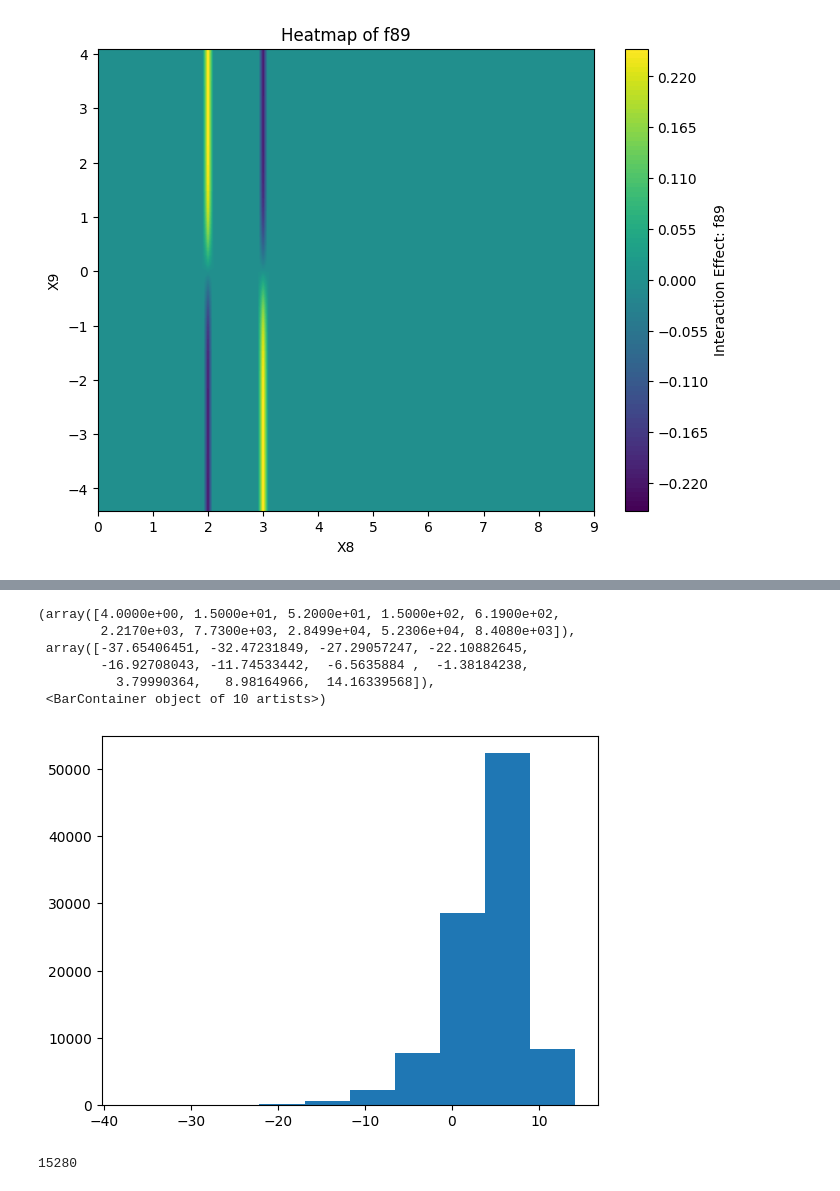
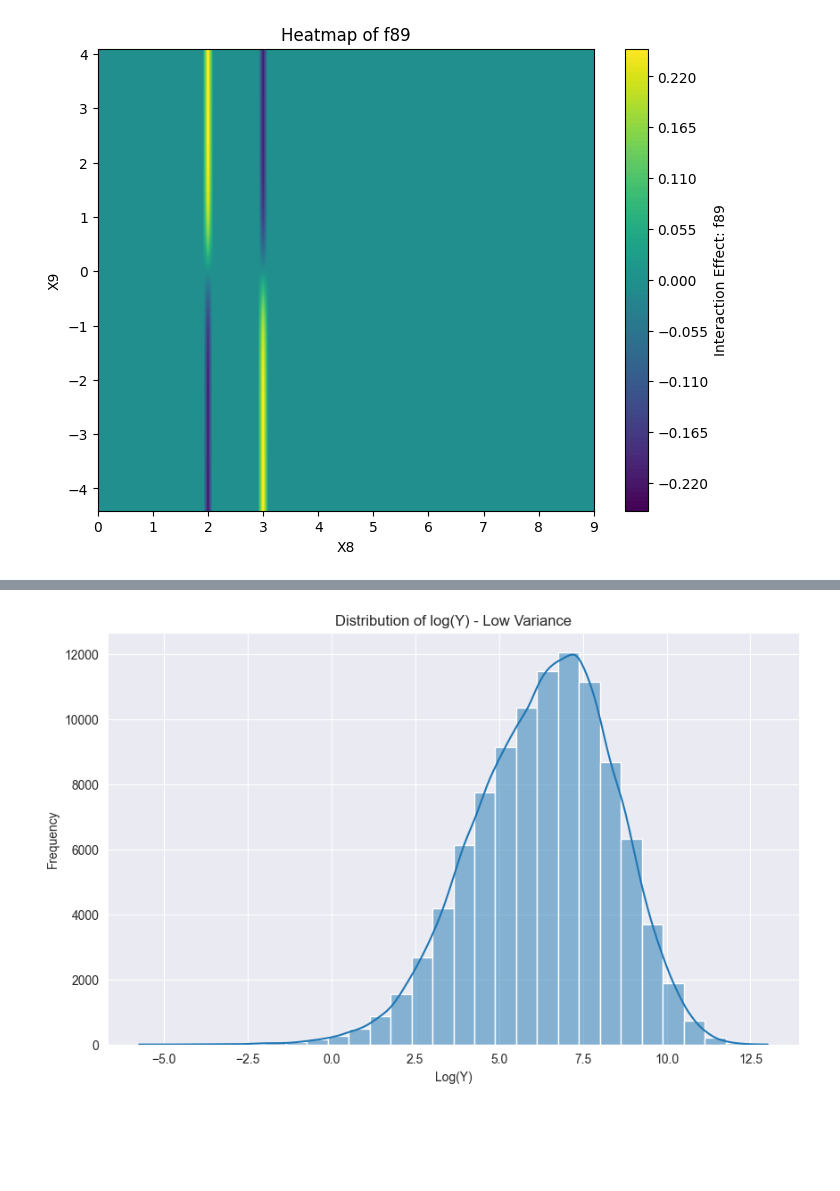
Before and after one commit to tupho289/Honours, a Jupyter notebook: synthetic_data_generation.ipynb, the cells around one changed output, grey strips where cells are left out. Drawn from its saved outputs; the diff is of its cells as text; code cells hidden in the pictures; blank space fills up the shorter version.

Commit message:
test sparsity methods on synthetic data

```diff
--- a/synthetic_data_generation.ipynb
+++ b/synthetic_data_generation.ipynb
@@ -284,7 +284,7 @@ for interaction, (var1, var2) in interaction_pairs.items():
 [figure]
 [figure]
 # %%
-#-------------------------- generate target variables and export data --------------------------
+#-------------------------- generate target variables --------------------------
 
 data = pd.DataFrame(variables)
 
@@ -293,11 +293,11 @@ phi_low = 1 # dispersion for low variance distribution
 phi_high = 4 # dispersion for low variance distribution
 
 # for low variance
-response = np.random.gamma(shape = 1/phi_low, scale = phi_low*np.exp(mu))
+response_low = np.random.gamma(shape = 1/phi_low, scale = phi_low*np.exp(mu))
 data_low = data.copy()
-data_low["Y"] = response
+data_low["Y"] = response_low
 
 # for high variance
-response = np.random.gamma(shape = 1/phi_high, scale = phi_high*np.exp(mu))
+response_high = np.random.gamma(shape = 1/phi_high, scale = phi_high*np.exp(mu))
 data_high = data.copy()
-data_high["Y"] = response
+data_high["Y"] = response_high
@@ -314,14 +304,14 @@ plt.hist(np.log(data_low["Y"]))
-# %%
-plt.hist(np.log(data_high["Y"]))
-# %% [output]
-(array([4.0000e+00, 1.5000e+01, 5.2000e+01, 1.5000e+02, 6.1900e+02,
-        2.2170e+03, 7.7300e+03, 2.8499e+04, 5.2306e+04, 8.4080e+03]),
- array([-37.65406451, -32.47231849, -27.29057247, -22.10882645,
-        -16.92708043, -11.74533442,  -6.5635884 ,  -1.38184238,
-          3.79990364,   8.98164966,  14.16339568]),
- <BarContainer object of 10 artists>)
-[figure, removed]
-# %%
-np.sum(np.log(data_high["Y"]) < 0)
-# %% [output]
-15280
+# %%
+#-------------------------- distribution of log(response) - low variance --------------------------
+plt.figure(figsize = (10, 6)) # set the size of the figure
+sns.set_style("darkgrid")
+sns.histplot(np.log(data_low['Y']), bins = 30, kde = True) # draw the chart
+plt.title('Distribution of log(Y) - Low Variance')
+plt.xlabel('Log(Y)')
+plt.ylabel('Frequency')
+plt.tick_params(axis = 'x')
+plt.tick_params(axis = 'y')
+plt.grid(True)
+plt.show()
+# %% [output]
+[figure, added]
```
Also changed, not shown: parts of 9 cells of this notebook, 3 other files.
